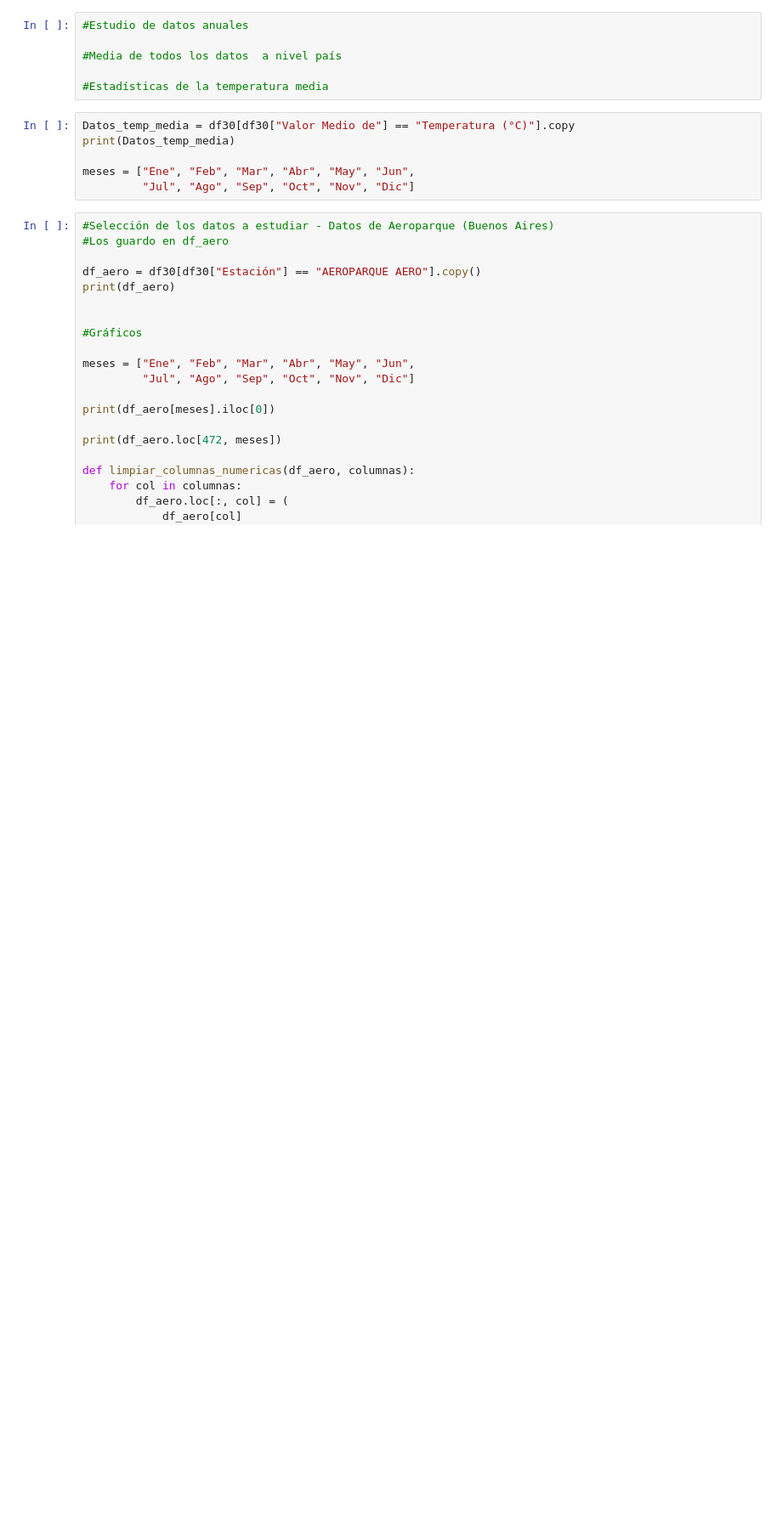
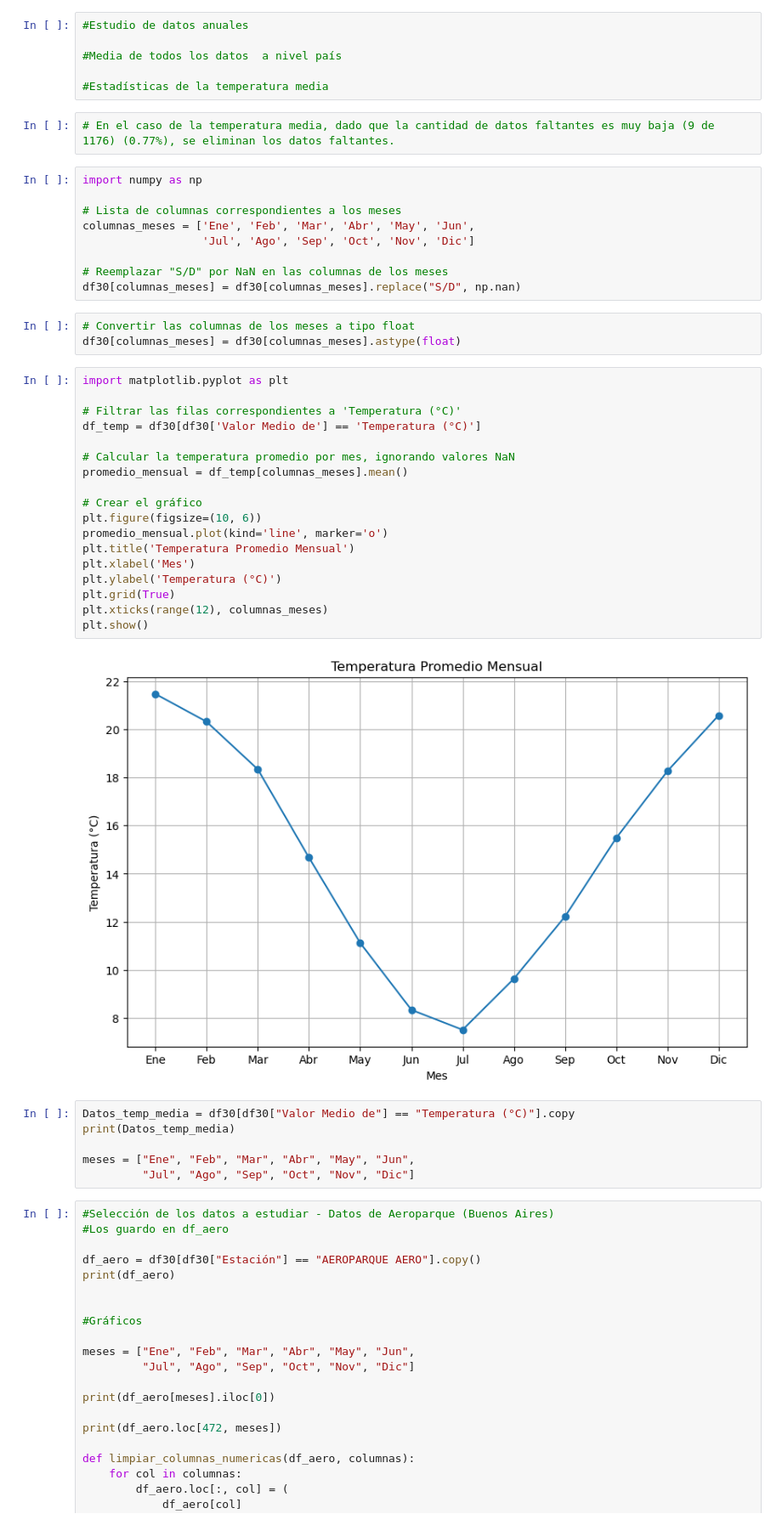
Before and after one commit to jFet1/AdD-TP, a Jupyter notebook: Trabajo_final_leandro.ipynb, the cells around one changed output. Shown at 85% size. Cells and saved outputs as stored; diff of their text form; blank space fills up the shorter version.

```diff
--- a/Trabajo_final_leandro.ipynb
+++ b/Trabajo_final_leandro.ipynb
@@ -153,6 +261,40 @@ print(cantidad_sd)
 #Media de todos los datos  a nivel país
 
 #Estadísticas de la temperatura media
+# %%
+# En el caso de la temperatura media, dado que la cantidad de datos faltantes es muy baja (9 de 1176) (0.77%), se eliminan los datos faltantes.
+# %%
+import numpy as np
+
+# Lista de columnas correspondientes a los meses
+columnas_meses = ['Ene', 'Feb', 'Mar', 'Abr', 'May', 'Jun',
+                  'Jul', 'Ago', 'Sep', 'Oct', 'Nov', 'Dic']
+
+# Reemplazar "S/D" por NaN en las columnas de los meses
+df30[columnas_meses] = df30[columnas_meses].replace("S/D", np.nan)
+# %%
+# Convertir las columnas de los meses a tipo float
+df30[columnas_meses] = df30[columnas_meses].astype(float)
+# %%
+import matplotlib.pyplot as plt
+
+# Filtrar las filas correspondientes a 'Temperatura (°C)'
+df_temp = df30[df30['Valor Medio de'] == 'Temperatura (°C)']
+
+# Calcular la temperatura promedio por mes, ignorando valores NaN
+promedio_mensual = df_temp[columnas_meses].mean()
+
+# Crear el gráfico
+plt.figure(figsize=(10, 6))
+promedio_mensual.plot(kind='line', marker='o')
+plt.title('Temperatura Promedio Mensual')
+plt.xlabel('Mes')
+plt.ylabel('Temperatura (°C)')
+plt.grid(True)
+plt.xticks(range(12), columnas_meses)
+plt.show()
+# %% [output]
+[figure, added]
 # %%
 Datos_temp_media = df30[df30["Valor Medio de"] == "Temperatura (°C)"].copy
 print(Datos_temp_media)
```
Also changed, not shown: parts of 45 cells of this notebook.
